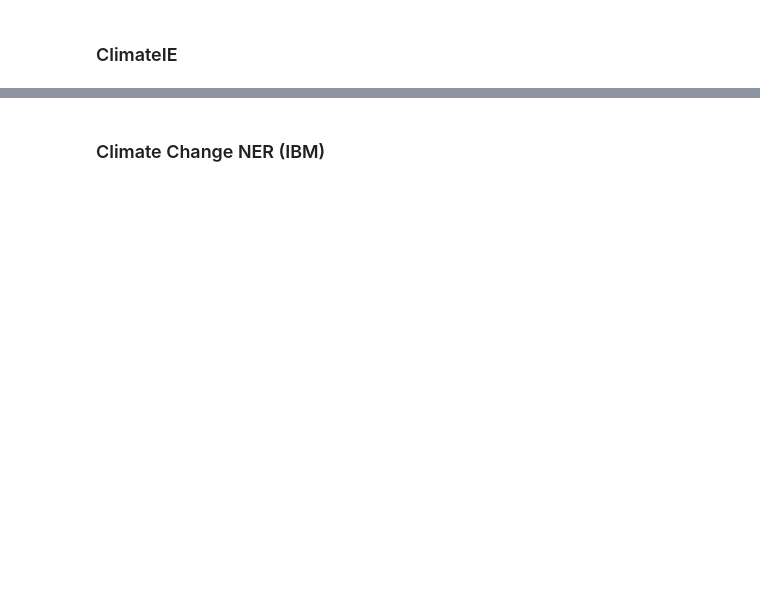
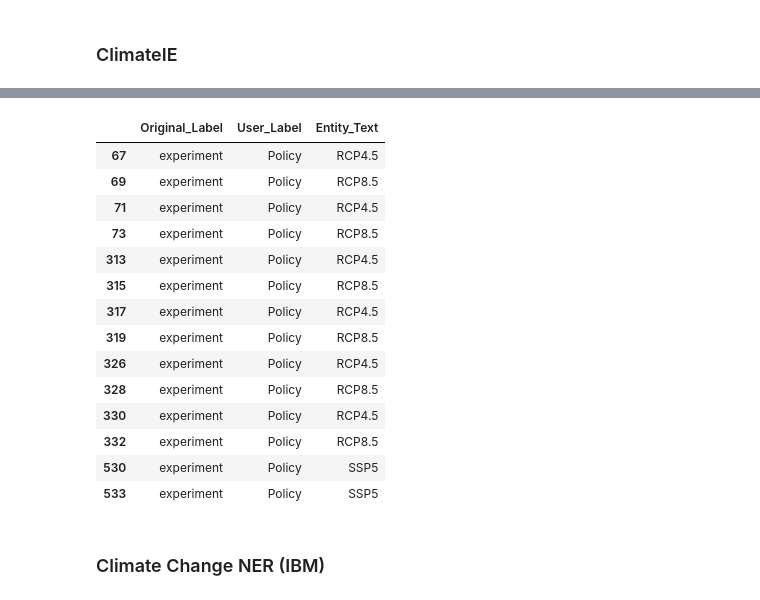
Before and after one commit to P0L3/CliReNER, a Jupyter notebook: other_ner_datasets_comparison.ipynb, the cells around one changed output, grey strips where cells are left out. Saved outputs shown, nothing was run; the diff lists cells and outputs as text; code cells hidden in the pictures; blank space fills up the shorter version.

```diff
--- a/other_ner_datasets_comparison.ipynb
+++ b/other_ner_datasets_comparison.ipynb
@@ -75,7 +75,8 @@ def generate_label_distribution_report(
             if span_key in og_lookup:
                 mapping_data.append({
                     "Original_Label": og_lookup[span_key],
-                    "User_Label": user_ent['label']
+                    "User_Label": user_ent['label'],
+                    "Entity_Text": user_ent["text"]
                 })
 
     if not mapping_data:
@@ -141,6 +142,8 @@ def generate_label_distribution_report(
     plt.close() # Close plot to free memory
 
     print(f"Saved Heatmap Plot: {plot_path}")
+
+    return df_map
 # %%
 BioDivNER_DIR =  "DATA/LABEL_STUDIO/LS_BIODIVNER/project-34-at-2025-12-08-13-44-2171ef2d.json"
 ClimateIE_DIR = "DATA/LABEL_STUDIO/LS_CLIMATEIE/project-35-at-2025-12-05-07-53-b0139f8e.json"
@@ -160,4 +172,4 @@ climateie = cwed4eta_process_json_file(ClimateIE_DIR)
 with open("RESULTS/OTHER_DATASETS_ANNOTATIONS/golden_50_Mod_WeaEve_Ins_OceCir_Tel_Pro_NatHaz_Pro_Loc_Var.json", "r") as f:
     climateie_og = json.load(f)
 
-generate_label_distribution_report(climateie, climateie_og, og_dataset_name="ClimateIE", filename_prefix="climatie_distribution")
+df_map = generate_label_distribution_report(climateie, climateie_og, og_dataset_name="ClimateIE", filename_prefix="climatie_distribution")
@@ -164,3 +180,21 @@ generate_label_distribution_report(climateie, climateie_og, og_dataset_name="Cli
+# %%
+df_map[(df_map.Original_Label == "experiment") &  (df_map.User_Label == "Policy")]
+# %% [output]
+|  | Original_Label | User_Label | Entity_Text |
+| 67 | experiment | Policy | RCP4.5 |
+| 69 | experiment | Policy | RCP8.5 |
+| 71 | experiment | Policy | RCP4.5 |
+| 73 | experiment | Policy | RCP8.5 |
+| 313 | experiment | Policy | RCP4.5 |
+| 315 | experiment | Policy | RCP8.5 |
+| 317 | experiment | Policy | RCP4.5 |
+| 319 | experiment | Policy | RCP8.5 |
+| 326 | experiment | Policy | RCP4.5 |
+| 328 | experiment | Policy | RCP8.5 |
+| 330 | experiment | Policy | RCP4.5 |
+| 332 | experiment | Policy | RCP8.5 |
+| 530 | experiment | Policy | SSP5 |
+| 533 | experiment | Policy | SSP5 |
 # %% [markdown]
 ### Climate Change NER (IBM)
 # %%
```
Also changed, not shown: parts of 5 cells of this notebook, 11 other files.
